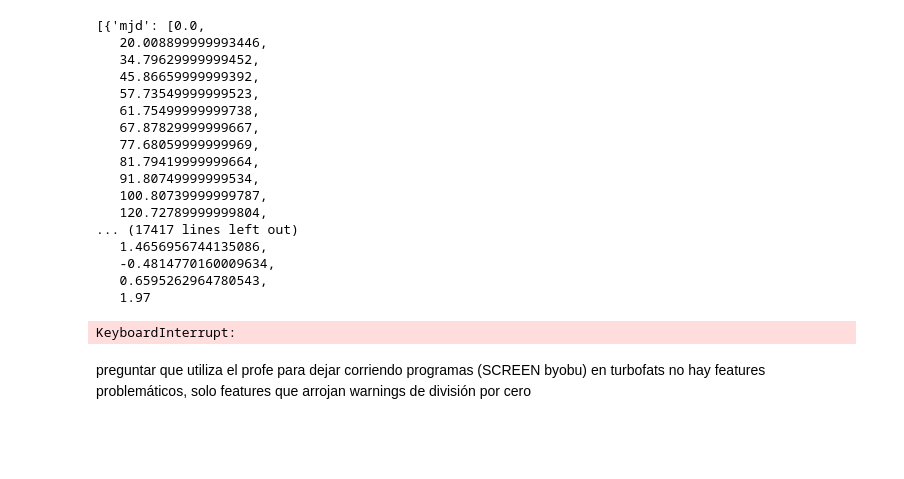
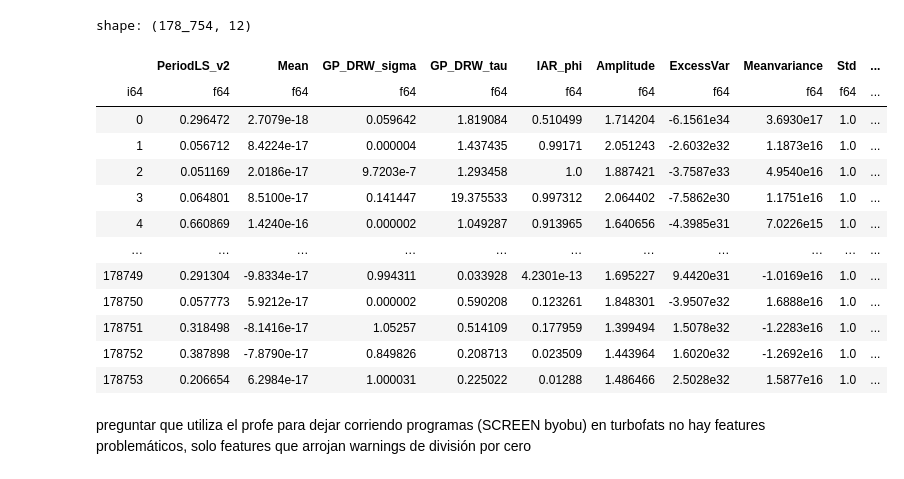
Before and after one commit to luisllanca/tesis, a Jupyter notebook: calculate_features.ipynb, the cells around one changed output. Drawn from its saved outputs; the diff is of its cells as text; code cells hidden in the pictures; blank space fills up the shorter version.

```diff
--- a/calculate_features.ipynb
+++ b/calculate_features.ipynb
@@ -13,57 +13,23 @@ import astropy
 with open("dataset/4clasess.pkl","rb") as f: ##se carga el dataset con mas de 20 observaciones,sin nans,-inf,inf
     data = pkl.load(f)
 # %%
-data
+features = pl.read_csv("data.csv")
+features
 # %% [output]
-[{'mjd': [0.0,
-   20.008899999993446,
-   34.79629999999452,
-   45.86659999999392,
-   57.73549999999523,
-   61.75499999999738,
-   67.87829999999667,
-   77.68059999999969,
-   81.79419999999664,
-   91.80749999999534,
-   100.80739999999787,
-   120.72789999999804,
-... (17417 lines left out)
-   1.4656956744135086,
-   -0.4814770160009634,
-   0.6595262964780543,
-   1.97
+shape: (178_754, 12)
+|  | PeriodLS_v2 | Mean | GP_DRW_sigma | GP_DRW_tau | IAR_phi | Amplitude | ExcessVar | Meanvariance | Std | ... |
+| i64 | f64 | f64 | f64 | f64 | f64 | f64 | f64 | f64 | f64 | ... |
+| 0 | 0.296472 | 2.7079e-18 | 0.059642 | 1.819084 | 0.510499 | 1.714204 | -6.1561e34 | 3.6930e17 | 1.0 | ... |
+| 1 | 0.056712 | 8.4224e-17 | 0.000004 | 1.437435 | 0.99171 | 2.051243 | -2.6032e32 | 1.1873e16 | 1.0 | ... |
+| 2 | 0.051169 | 2.0186e-17 | 9.7203e-7 | 1.293458 | 1.0 | 1.887421 | -3.7587e33 | 4.9540e16 | 1.0 | ... |
+| 3 | 0.064801 | 8.5100e-17 | 0.141447 | 19.375533 | 0.997312 | 2.064402 | -7.5862e30 | 1.1751e16 | 1.0 | ... |
+| 4 | 0.660869 | 1.4240e-16 | 0.000002 | 1.049287 | 0.913965 | 1.640656 | -4.3985e31 | 7.0226e15 | 1.0 | ... |
+| … | … | … | … | … | … | … | … | … | … | ... |
+| 178749 | 0.291304 | -9.8334e-17 | 0.994311 | 0.033928 | 4.2301e-13 | 1.695227 | 9.4420e31 | -1.0169e16 | 1.0 | ... |
+| 178750 | 0.057773 | 5.9212e-17 | 0.000002 | 0.590208 | 0.123261 | 1.848301 | -3.9507e32 | 1.6888e16 | 1.0 | ... |
+| 178751 | 0.318498 | -8.1416e-17 | 1.05257 | 0.514109 | 0.177959 | 1.399494 | 1.5078e32 | -1.2283e16 | 1.0 | ... |
+| 178752 | 0.387898 | -7.8790e-17 | 0.849826 | 0.208713 | 0.023509 | 1.443964 | 1.6020e32 | -1.2692e16 | 1.0 | ... |
+| 178753 | 0.206654 | 6.2984e-17 | 1.000031 | 0.225022 | 0.01288 | 1.486466 | 2.5028e32 | 1.5877e16 | 1.0 | ... |
-# %%
-feature_list = ["PeriodLS_v2",
-    "Amplitude",
-    "StetsonK",
-    "Mean",
-    "Gskew",
-    "Psi_CS_v2"
-]
-fs = turbofats.FeatureSpace(feature_list=feature_list)
-
-all_features = []
-
-for i, lc in tqdm(enumerate(data), total=len(data)):
-    df = pd.DataFrame({
-        "time": lc['mjd'],
-        "magnitude": lc['flux'],
-        "error": lc['err']
-    })
-    df['id'] = i
-    df.set_index('id', inplace=True)
-
-    try:
-        features = fs.calculate_features(lightcurve=df)
-        features['id'] = i
-        all_features.append(features)
-    except Exception as e:
-        print(f"Error en curva {i}: {e}")
-final_df = pd.concat(all_features, ignore_index=True)
-
-final_df.to_csv("data.csv")
-# %% [output]
-KeyboardInterrupt:
 # %% [markdown]
 preguntar que utiliza el profe para dejar corriendo programas  (SCREEN byobu)
 en turbofats no hay features problemáticos, solo features que arrojan warnings de división por cero
```
Also changed, not shown: 1 other file.
